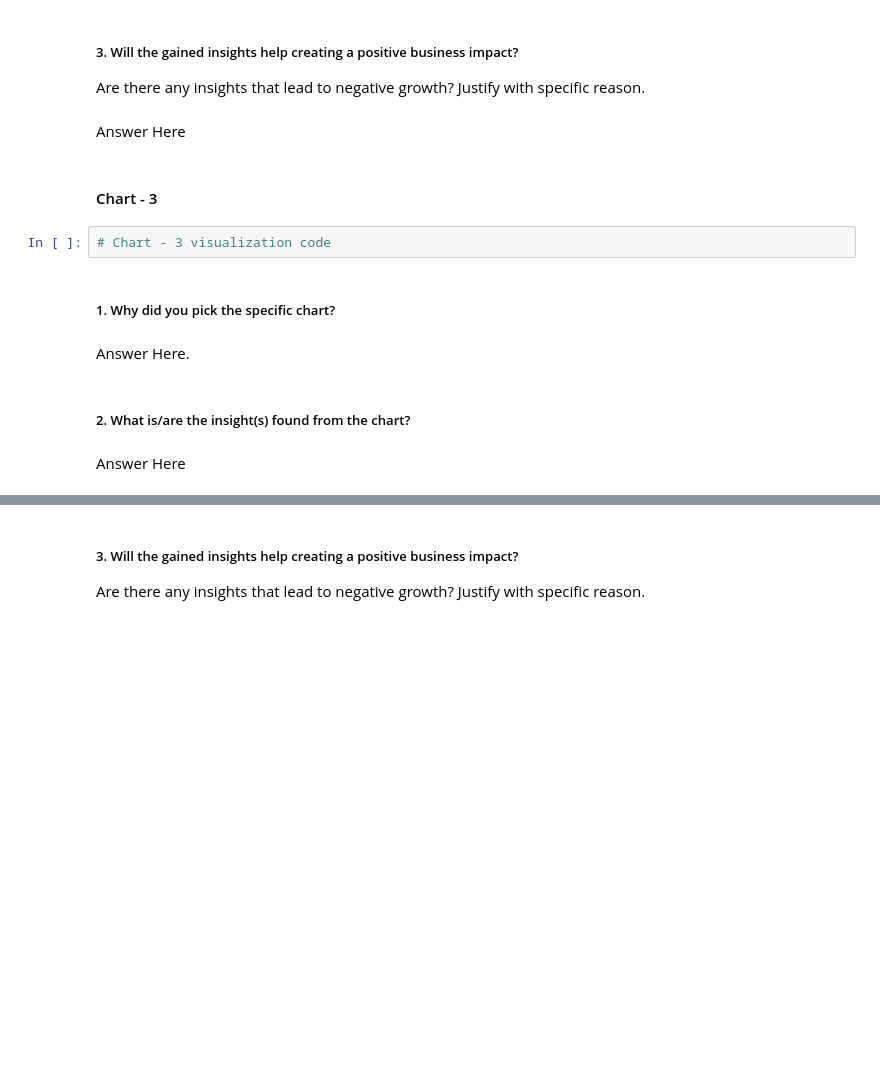
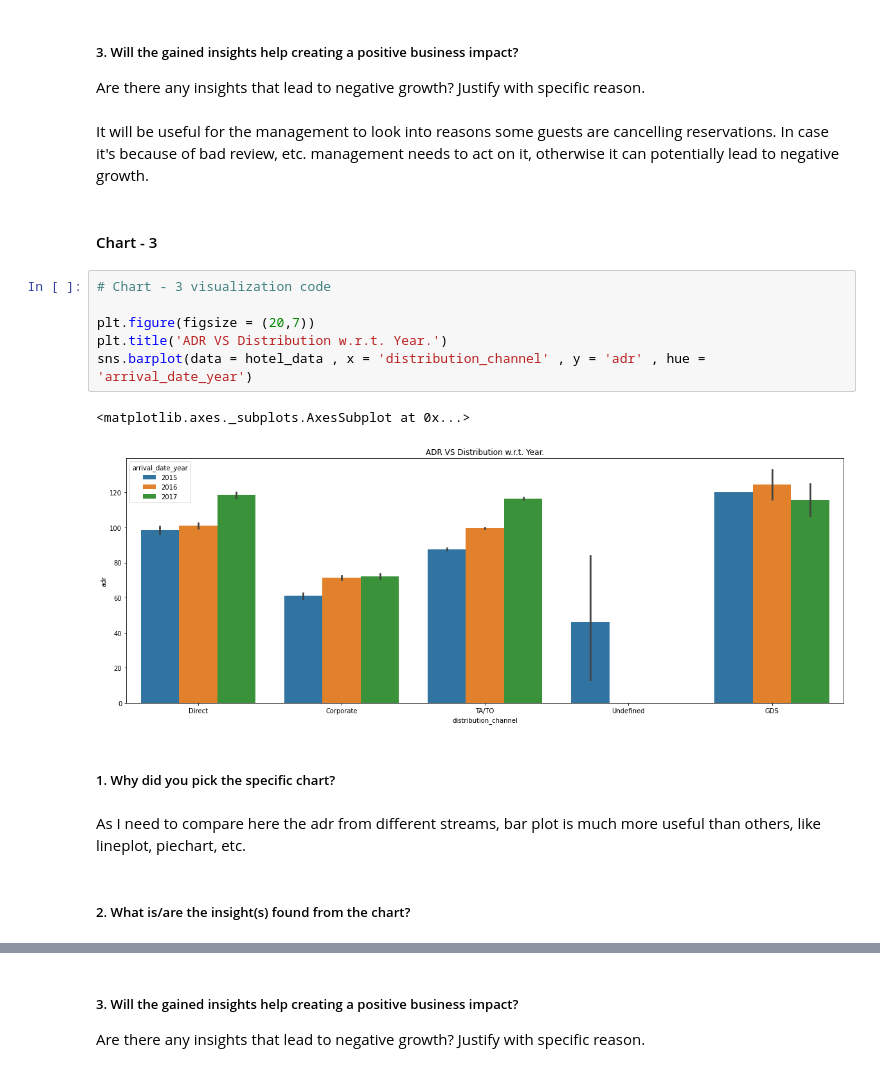
Before and after one commit to akashsinghsharma/almabetter-pythonEDA-project, a Jupyter notebook: EDA_Submission.ipynb, the cells around one changed output, grey strips where cells are left out. Drawn from its saved outputs; the diff is of its cells as text; blank space fills up the shorter version.

```diff
--- a/EDA_Submission.ipynb
+++ b/EDA_Submission.ipynb
@@ -350,17 +387,22 @@ Answer Here
 # %% [markdown]
 ##### 3. Will the gained insights help creating a positive business impact?
 Are there any insights that lead to negative growth? Justify with specific reason.
-# %% [markdown]
-Answer Here
+# %% [markdown]
+It will be useful for the management to look into reasons some guests are cancelling reservations. In case it's because of bad review, etc. management needs to act on it, otherwise it can potentially lead to negative growth.
 # %% [markdown]
 #### Chart - 3
-# %%
-# Chart - 3 visualization code
+# %%
+# Chart - 3 visualization code
+
+plt.figure(figsize = (20,7))
+plt.title('ADR VS Distribution w.r.t. Year.')
+sns.barplot(data = hotel_data , x = 'distribution_channel' , y = 'adr' , hue = 'arrival_date_year')
+# %% [output]
+<matplotlib.axes._subplots.AxesSubplot at 0x...>
+[figure, added]
 # %% [markdown]
 ##### 1. Why did you pick the specific chart?
-# %% [markdown]
-Answer Here.
+# %% [markdown]
+As I need to compare here the adr from different streams, bar plot is much more useful than others, like lineplot, piechart, etc.
 # %% [markdown]
 ##### 2. What is/are the insight(s) found from the chart?
-# %% [markdown]
-Answer Here
```
Also changed, not shown: parts of 86 cells of this notebook.
